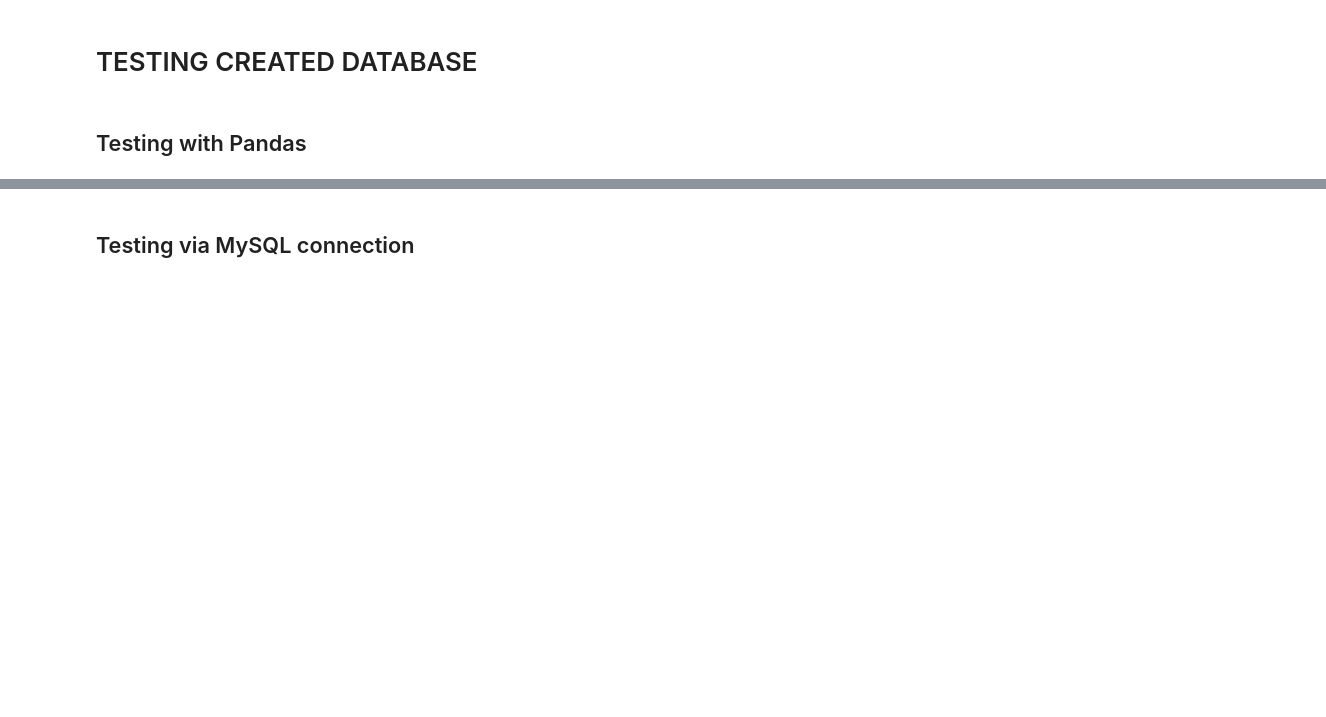
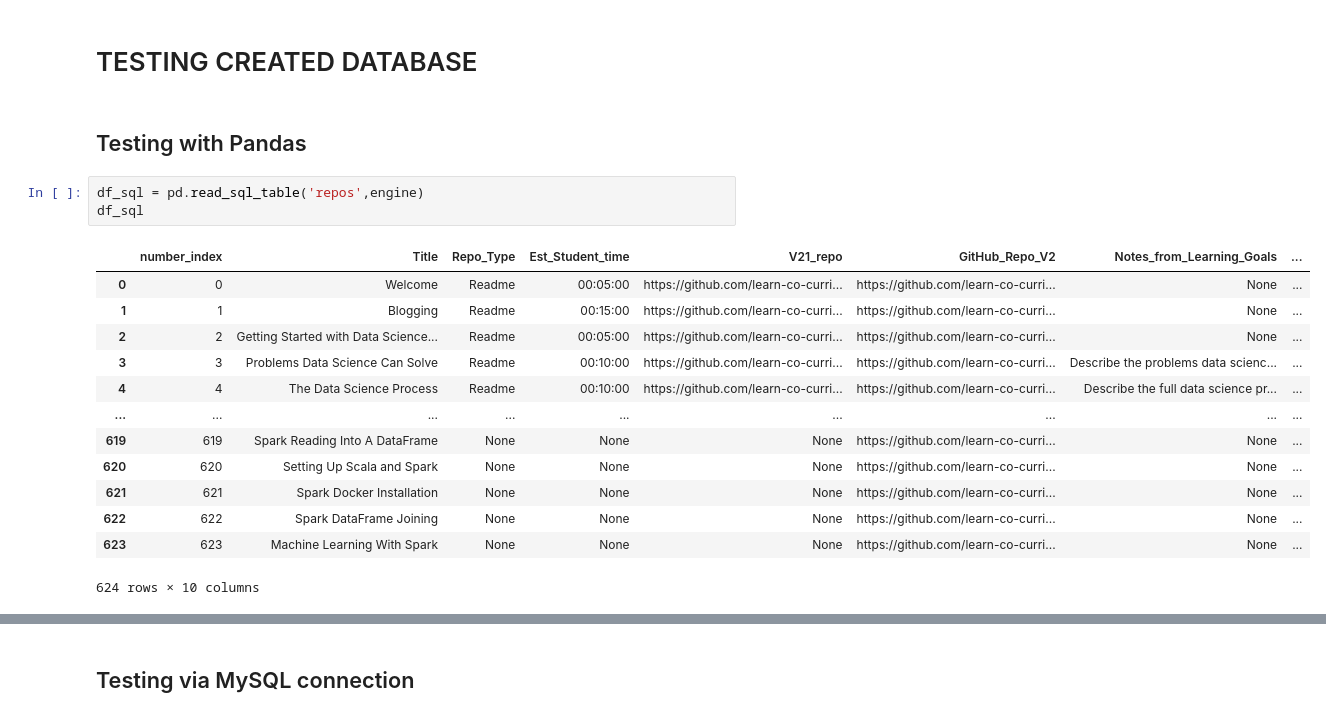
Before and after one commit to jirvingphd/scrape_learn, a Jupyter notebook: making_databases.ipynb, the cells around one changed output, grey strips where cells are left out. Saved outputs shown, nothing was run; the diff lists cells and outputs as text; blank space fills up the shorter version.

```diff
--- a/making_databases.ipynb
+++ b/making_databases.ipynb
@@ -217,4 +219,21 @@ df.to_sql('students',engine,if_exists='append',index=False)
 # TESTING CREATED DATABASE
 # %% [markdown]
 ## Testing with Pandas
+# %%
+df_sql = pd.read_sql_table('repos',engine)
+df_sql
+# %% [output]
+|  | number_index | Title | Repo_Type | Est_Student_time | V21_repo | GitHub_Repo_V2 | Notes_from_Learning_Goals | ... |
+| 0 | 0 | Welcome | Readme | 00:05:00 | https://github.com/learn-co-curri... | https://github.com/learn-co-curri... | None | ... |
+| 1 | 1 | Blogging | Readme | 00:15:00 | https://github.com/learn-co-curri... | https://github.com/learn-co-curri... | None | ... |
+| 2 | 2 | Getting Started with Data Science... | Readme | 00:05:00 | https://github.com/learn-co-curri... | https://github.com/learn-co-curri... | None | ... |
+| 3 | 3 | Problems Data Science Can Solve | Readme | 00:10:00 | https://github.com/learn-co-curri... | https://github.com/learn-co-curri... | Describe the problems data scienc... | ... |
+| 4 | 4 | The Data Science Process | Readme | 00:10:00 | https://github.com/learn-co-curri... | https://github.com/learn-co-curri... | Describe the full data science pr... | ... |
+| ... | ... | ... | ... | ... | ... | ... | ... | ... |
+| 619 | 619 | Spark Reading Into A DataFrame | None | None | None | https://github.com/learn-co-curri... | None | ... |
+| 620 | 620 | Setting Up Scala and Spark | None | None | None | https://github.com/learn-co-curri... | None | ... |
+| 621 | 621 | Spark Docker Installation | None | None | None | https://github.com/learn-co-curri... | None | ... |
+| 622 | 622 | Spark DataFrame Joining | None | None | None | https://github.com/learn-co-curri... | None | ... |
+| 623 | 623 | Machine Learning With Spark | None | None | None | https://github.com/learn-co-curri... | None | ... |
+624 rows × 10 columns
 # %%
```
Also changed, not shown: parts of 22 cells of this notebook, 2 other files.
